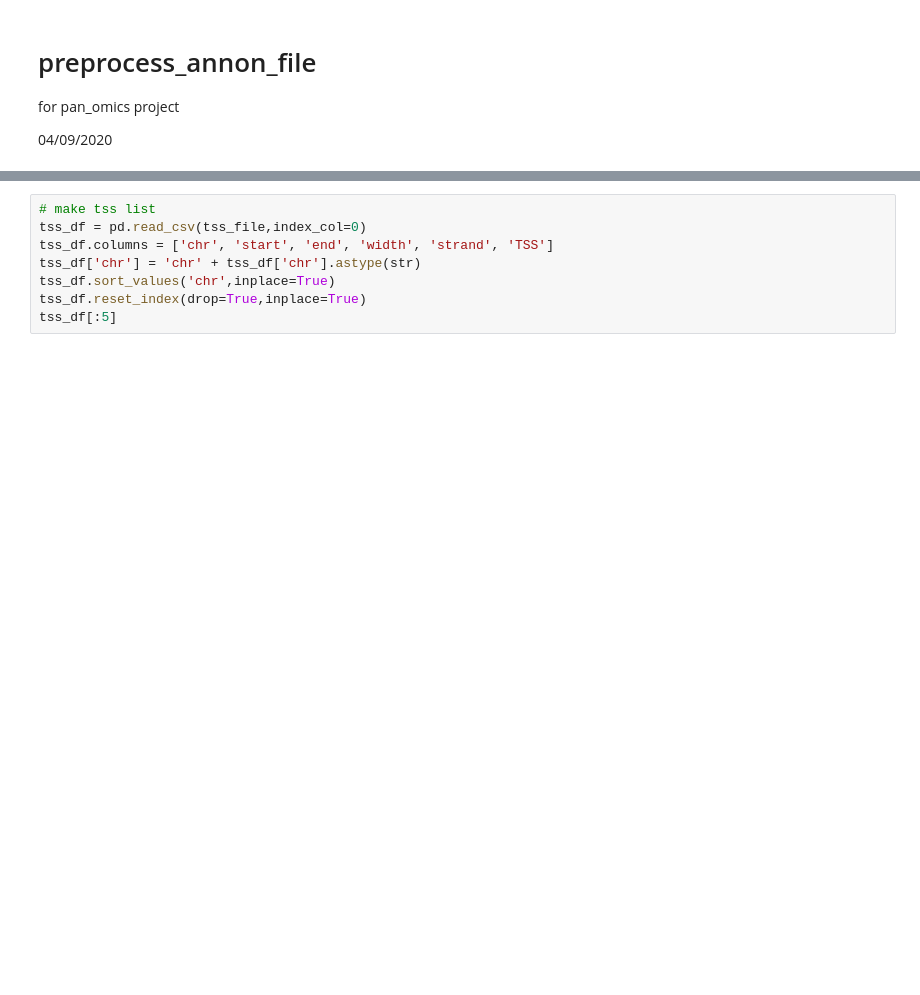
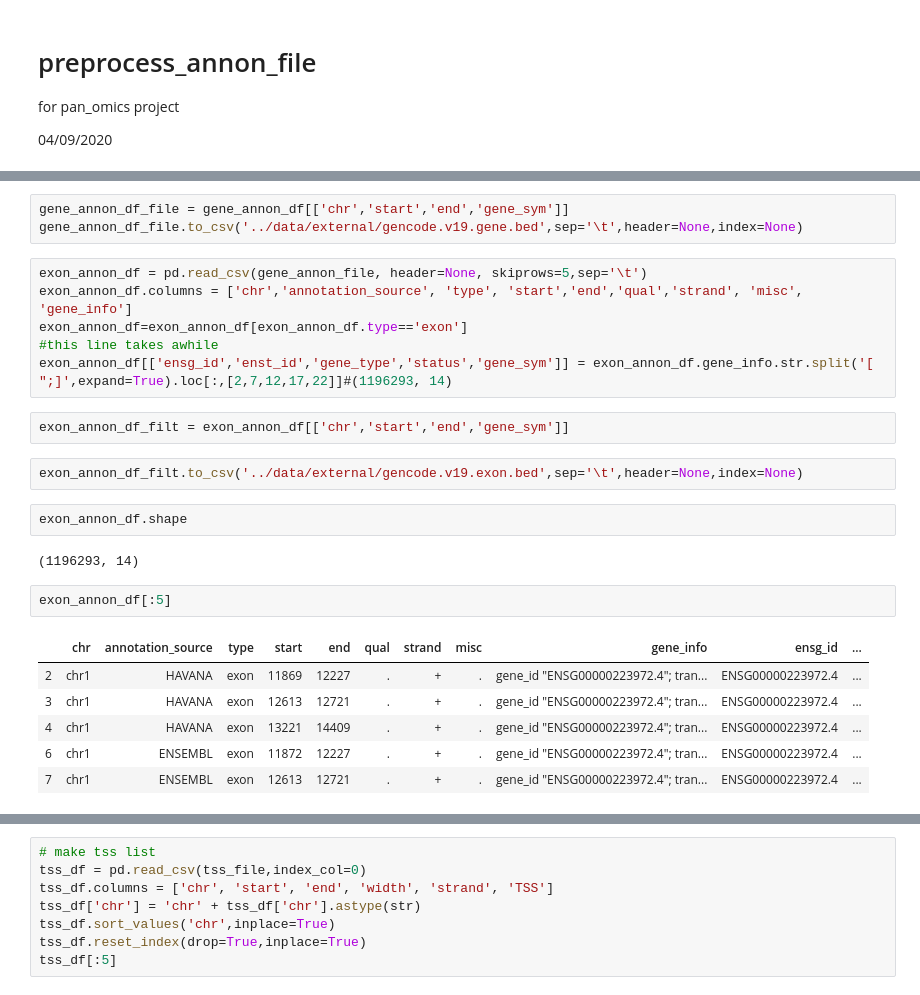
Before and after one commit to mguo123/pan_omics, a Jupyter notebook: notebooks/1_mg_preprocess_annon_file.ipynb, the cells around one changed output, grey strips where cells are left out. Saved outputs shown, nothing was run; the diff lists cells and outputs as text; blank space fills up the shorter version.

```diff
--- a/notebooks/1_mg_preprocess_annon_file.ipynb
+++ b/notebooks/1_mg_preprocess_annon_file.ipynb
@@ -13,0 +29,26 @@ gencode_file = 'gene_annon_ALL.csv'
+# %%
+gene_annon_df_file = gene_annon_df[['chr','start','end','gene_sym']]
+gene_annon_df_file.to_csv('../data/external/gencode.v19.gene.bed',sep='\t',header=None,index=None)
+# %%
+exon_annon_df = pd.read_csv(gene_annon_file, header=None, skiprows=5,sep='\t')
+exon_annon_df.columns = ['chr','annotation_source', 'type', 'start','end','qual','strand', 'misc', 'gene_info']
+exon_annon_df=exon_annon_df[exon_annon_df.type=='exon']
+#this line takes awhile
+exon_annon_df[['ensg_id','enst_id','gene_type','status','gene_sym']] = exon_annon_df.gene_info.str.split('[ ";]',expand=True).loc[:,[2,7,12,17,22]]#(1196293, 14)
+# %%
+exon_annon_df_filt = exon_annon_df[['chr','start','end','gene_sym']]
+# %%
+exon_annon_df_filt.to_csv('../data/external/gencode.v19.exon.bed',sep='\t',header=None,index=None)
+# %%
+exon_annon_df.shape
+# %% [output]
+(1196293, 14)
+# %%
+exon_annon_df[:5]
+# %% [output]
+|  | chr | annotation_source | type | start | end | qual | strand | misc | gene_info | ensg_id | ... |
+| 2 | chr1 | HAVANA | exon | 11869 | 12227 | . | + | . | gene_id "ENSG00000223972.4"; tran... | ENSG00000223972.4 | ... |
+| 3 | chr1 | HAVANA | exon | 12613 | 12721 | . | + | . | gene_id "ENSG00000223972.4"; tran... | ENSG00000223972.4 | ... |
+| 4 | chr1 | HAVANA | exon | 13221 | 14409 | . | + | . | gene_id "ENSG00000223972.4"; tran... | ENSG00000223972.4 | ... |
+| 6 | chr1 | ENSEMBL | exon | 11872 | 12227 | . | + | . | gene_id "ENSG00000223972.4"; tran... | ENSG00000223972.4 | ... |
+| 7 | chr1 | ENSEMBL | exon | 12613 | 12721 | . | + | . | gene_id "ENSG00000223972.4"; tran... | ENSG00000223972.4 | ... |
```
Also changed, not shown: parts of 8 cells of this notebook, 26 other files.
